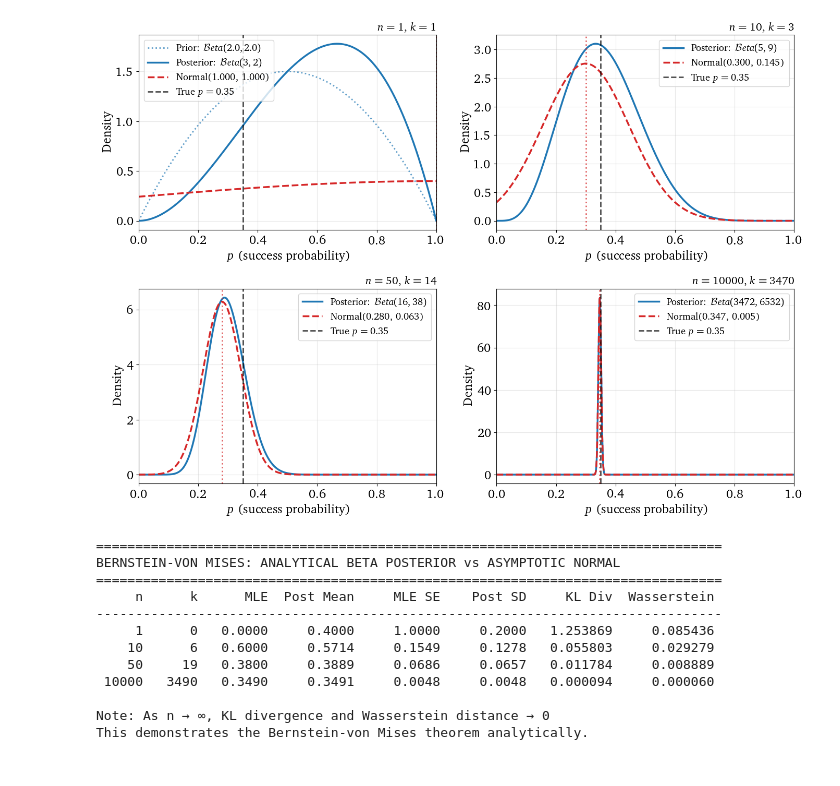
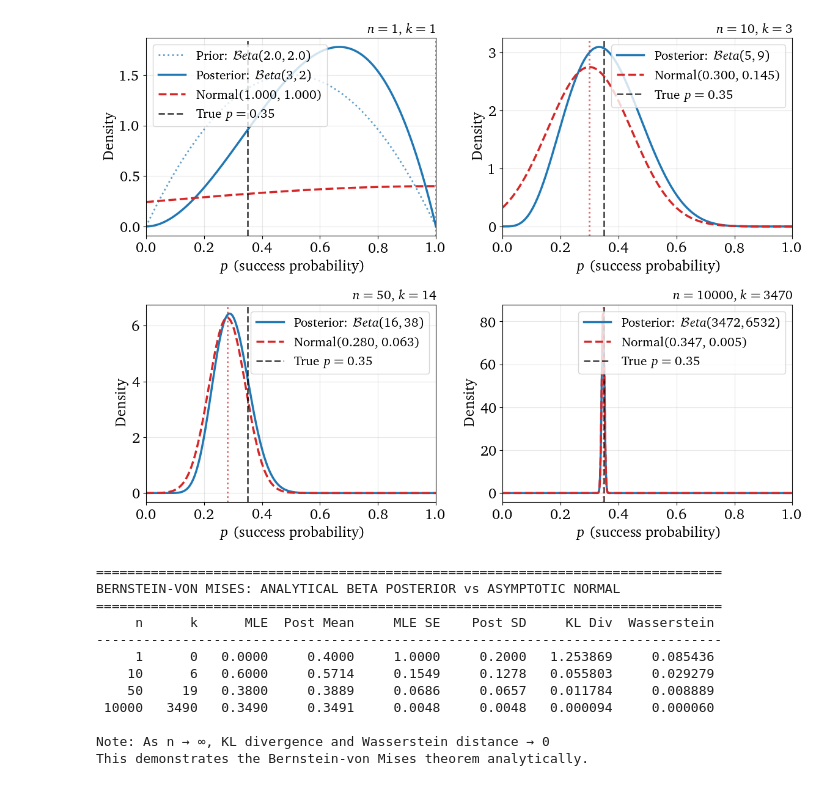
Before and after one commit to ramonpeter/UQveraiphy, a Jupyter notebook: bvm_example/chapter3_bvm.ipynb, the cells around one changed output. Cells and saved outputs as stored; diff of their text form; code cells hidden in the pictures.

Commit message:
Slight update to the plotting

```diff
--- a/bvm_example/chapter3_bvm.ipynb
+++ b/bvm_example/chapter3_bvm.ipynb
@@ -61,7 +61,7 @@ def mle_normal_approx(n_successes, n_trials):
 
 
 # Create visualization
-fig, axes = plt.subplots(2, 2, figsize=(14, 10))
+fig, axes = plt.subplots(2, 2, figsize=(12, 9))
 axes = axes.flatten()
 
 p_grid = np.linspace(0, 1, 1000)
@@ -155,13 +155,13 @@ for idx, n in enumerate(sample_sizes):
         fontsize=FONTSIZE-2,
         loc="right"
     )
-    ax.legend(fontsize=FONTSIZE-4, loc="upper left")
+    ax.legend(fontsize=FONTSIZE-2, loc="upper left")
     ax.grid(alpha=0.3)
     ax.set_xlim(0, 1)
 
     # Zoom in for large n
     if n >= 5:
-        ax.legend(fontsize=FONTSIZE-4, loc="upper right")
+        ax.legend(fontsize=FONTSIZE-2, loc="upper right")
         ax.set_xlim(max(0, p_mle - 4 * se_mle), min(1, p_mle + 4 * se_mle))
         ax.set_xlim(0, 1)
 
@@ -194,34 +194,34 @@ for n in sample_sizes:
 
     # MLE approximation
     p_mle, se_mle = mle_normal_approx(n_successes, n)
 
     # KL divergence
     posterior_beta = stats.beta(alpha_post, beta_post)
     normal_approx = stats.norm(p_mle, se_mle)
     samples = np.linspace(0.001, 0.999, 10000)
     p_beta = posterior_beta.pdf(samples)
     p_norm = normal_approx.pdf(samples)
     p_beta = np.clip(p_beta, 1e-10, None)
     p_norm = np.clip(p_norm, 1e-10, None)
     kl_div = np.trapezoid(p_beta * np.log(p_beta / p_norm), samples)
 
     # Wasserstein distance
     wasserstein = stats.wasserstein_distance(
         samples,
         samples,
         u_weights=p_beta / p_beta.sum(),
         v_weights=p_norm / p_norm.sum(),
     )
 
     print(
         f"{n:6d} {n_successes:6d} {p_mle:8.4f} {post_mean:10.4f} "
         f"{se_mle:10.4f} {post_sd:10.4f} {kl_div:10.6f} {wasserstein:12.6f}"
     )
 
 print("\nNote: As n → ∞, KL divergence and Wasserstein distance → 0")
 print("This demonstrates the Bernstein-von Mises theorem analytically.")
 # %% [output]
-[figure, old version]
+[figure, new version]
 ================================================================================
 BERNSTEIN-VON MISES: ANALYTICAL BETA POSTERIOR vs ASYMPTOTIC NORMAL
 ================================================================================
```
Also changed, not shown: 1 other file.
